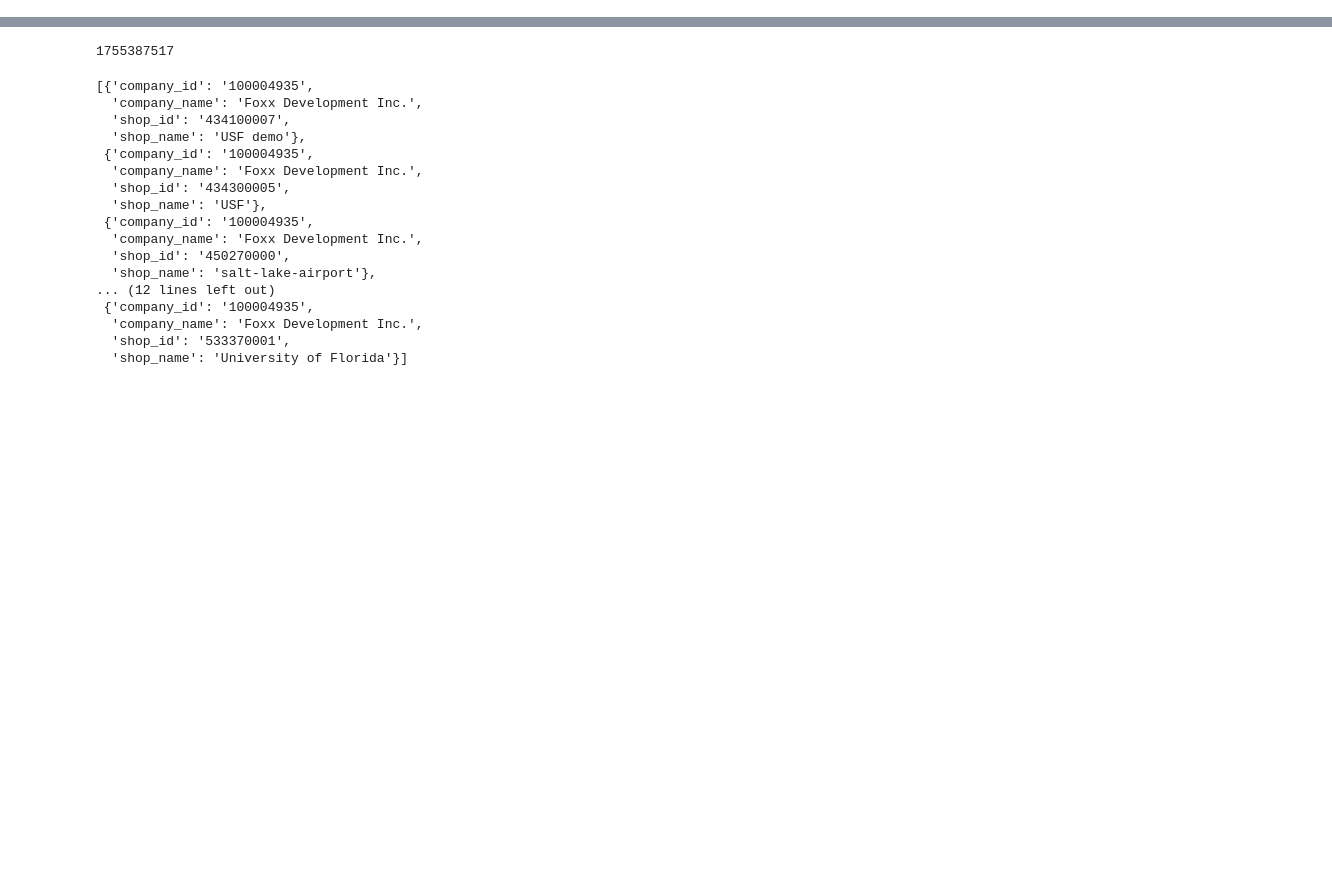
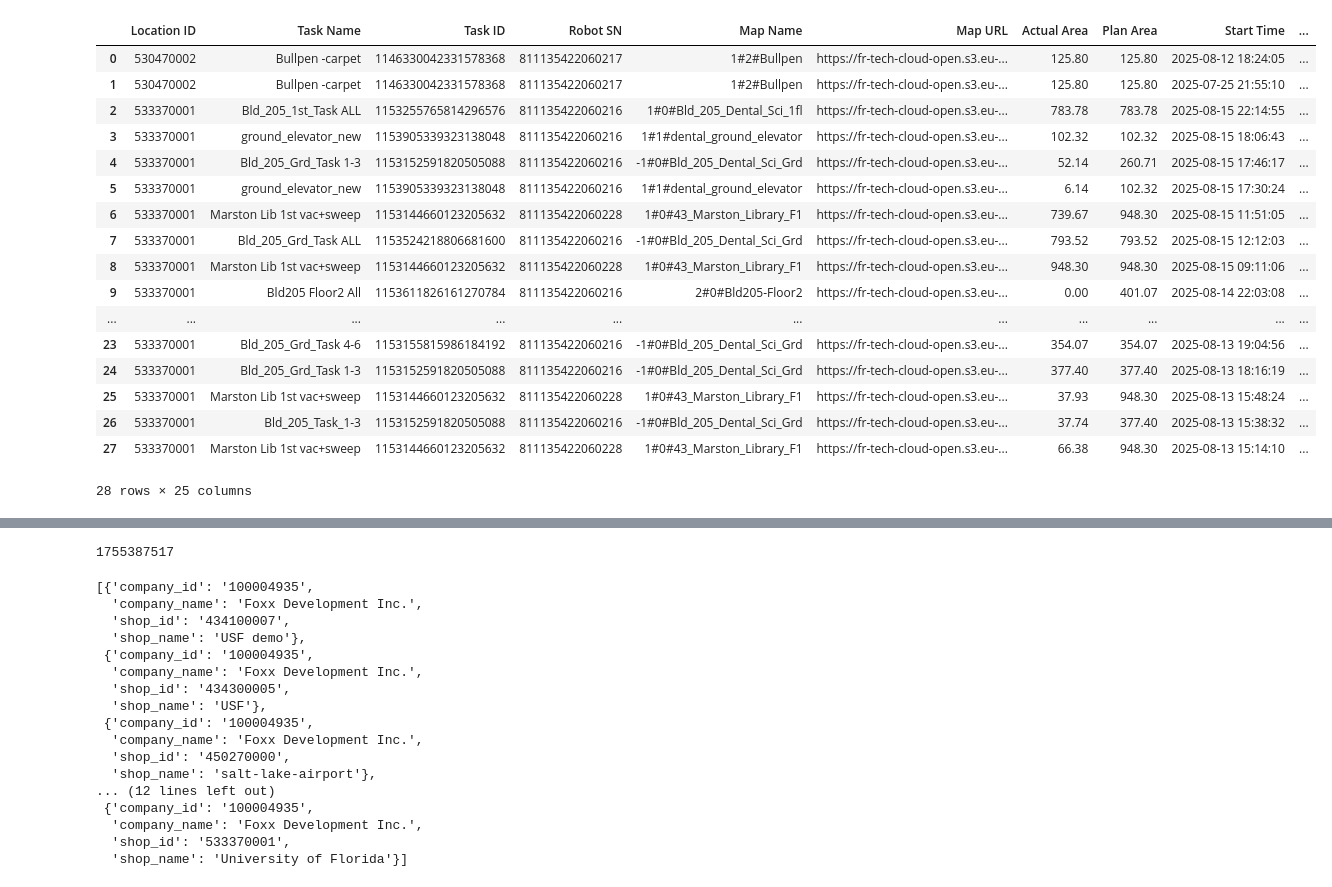
Before and after one commit to CarloCHEN/pudu_robot, a Jupyter notebook: src/ds.ipynb, the cells around one changed output, grey strips where cells are left out. Saved outputs shown, nothing was run; the diff lists cells and outputs as text; code cells hidden in the pictures; blank space fills up the shorter version.

```diff
--- a/src/ds.ipynb
+++ b/src/ds.ipynb
@@ -3,0 +103,22 @@ from pudu.apis.pudu_api import *
+# %%
+df = get_schedule_table(start_time='2025-08-11 00:00:00', end_time='2025-08-18 23:59:59')
+df
+# %% [output]
+|  | Location ID | Task Name | Task ID | Robot SN | Map Name | Map URL | Actual Area | Plan Area | Start Time | ... |
+| 0 | 530470002 | Bullpen -carpet | 1146330042331578368 | 811135422060217 | 1#2#Bullpen | https://fr-tech-cloud-open.s3.eu-... | 125.80 | 125.80 | 2025-08-12 18:24:05 | ... |
+| 1 | 530470002 | Bullpen -carpet | 1146330042331578368 | 811135422060217 | 1#2#Bullpen | https://fr-tech-cloud-open.s3.eu-... | 125.80 | 125.80 | 2025-07-25 21:55:10 | ... |
+| 2 | 533370001 | Bld_205_1st_Task ALL | 1153255765814296576 | 811135422060216 | 1#0#Bld_205_Dental_Sci_1fl | https://fr-tech-cloud-open.s3.eu-... | 783.78 | 783.78 | 2025-08-15 22:14:55 | ... |
+| 3 | 533370001 | ground_elevator_new | 1153905339323138048 | 811135422060216 | 1#1#dental_ground_elevator | https://fr-tech-cloud-open.s3.eu-... | 102.32 | 102.32 | 2025-08-15 18:06:43 | ... |
+| 4 | 533370001 | Bld_205_Grd_Task 1-3 | 1153152591820505088 | 811135422060216 | -1#0#Bld_205_Dental_Sci_Grd | https://fr-tech-cloud-open.s3.eu-... | 52.14 | 260.71 | 2025-08-15 17:46:17 | ... |
+| 5 | 533370001 | ground_elevator_new | 1153905339323138048 | 811135422060216 | 1#1#dental_ground_elevator | https://fr-tech-cloud-open.s3.eu-... | 6.14 | 102.32 | 2025-08-15 17:30:24 | ... |
+| 6 | 533370001 | Marston Lib 1st vac+sweep | 1153144660123205632 | 811135422060228 | 1#0#43_Marston_Library_F1 | https://fr-tech-cloud-open.s3.eu-... | 739.67 | 948.30 | 2025-08-15 11:51:05 | ... |
+| 7 | 533370001 | Bld_205_Grd_Task ALL | 1153524218806681600 | 811135422060216 | -1#0#Bld_205_Dental_Sci_Grd | https://fr-tech-cloud-open.s3.eu-... | 793.52 | 793.52 | 2025-08-15 12:12:03 | ... |
+| 8 | 533370001 | Marston Lib 1st vac+sweep | 1153144660123205632 | 811135422060228 | 1#0#43_Marston_Library_F1 | https://fr-tech-cloud-open.s3.eu-... | 948.30 | 948.30 | 2025-08-15 09:11:06 | ... |
+| 9 | 533370001 | Bld205 Floor2 All | 1153611826161270784 | 811135422060216 | 2#0#Bld205-Floor2 | https://fr-tech-cloud-open.s3.eu-... | 0.00 | 401.07 | 2025-08-14 22:03:08 | ... |
+| ... | ... | ... | ... | ... | ... | ... | ... | ... | ... | ... |
+| 23 | 533370001 | Bld_205_Grd_Task 4-6 | 1153155815986184192 | 811135422060216 | -1#0#Bld_205_Dental_Sci_Grd | https://fr-tech-cloud-open.s3.eu-... | 354.07 | 354.07 | 2025-08-13 19:04:56 | ... |
+| 24 | 533370001 | Bld_205_Grd_Task 1-3 | 1153152591820505088 | 811135422060216 | -1#0#Bld_205_Dental_Sci_Grd | https://fr-tech-cloud-open.s3.eu-... | 377.40 | 377.40 | 2025-08-13 18:16:19 | ... |
+| 25 | 533370001 | Marston Lib 1st vac+sweep | 1153144660123205632 | 811135422060228 | 1#0#43_Marston_Library_F1 | https://fr-tech-cloud-open.s3.eu-... | 37.93 | 948.30 | 2025-08-13 15:48:24 | ... |
+| 26 | 533370001 | Bld_205_Task_1-3 | 1153152591820505088 | 811135422060216 | -1#0#Bld_205_Dental_Sci_Grd | https://fr-tech-cloud-open.s3.eu-... | 37.74 | 377.40 | 2025-08-13 15:38:32 | ... |
+| 27 | 533370001 | Marston Lib 1st vac+sweep | 1153144660123205632 | 811135422060228 | 1#0#43_Marston_Library_F1 | https://fr-tech-cloud-open.s3.eu-... | 66.38 | 948.30 | 2025-08-13 15:14:10 | ... |
+28 rows × 25 columns
```
Also changed, not shown: parts of 25 cells of this notebook, 9 other files.
